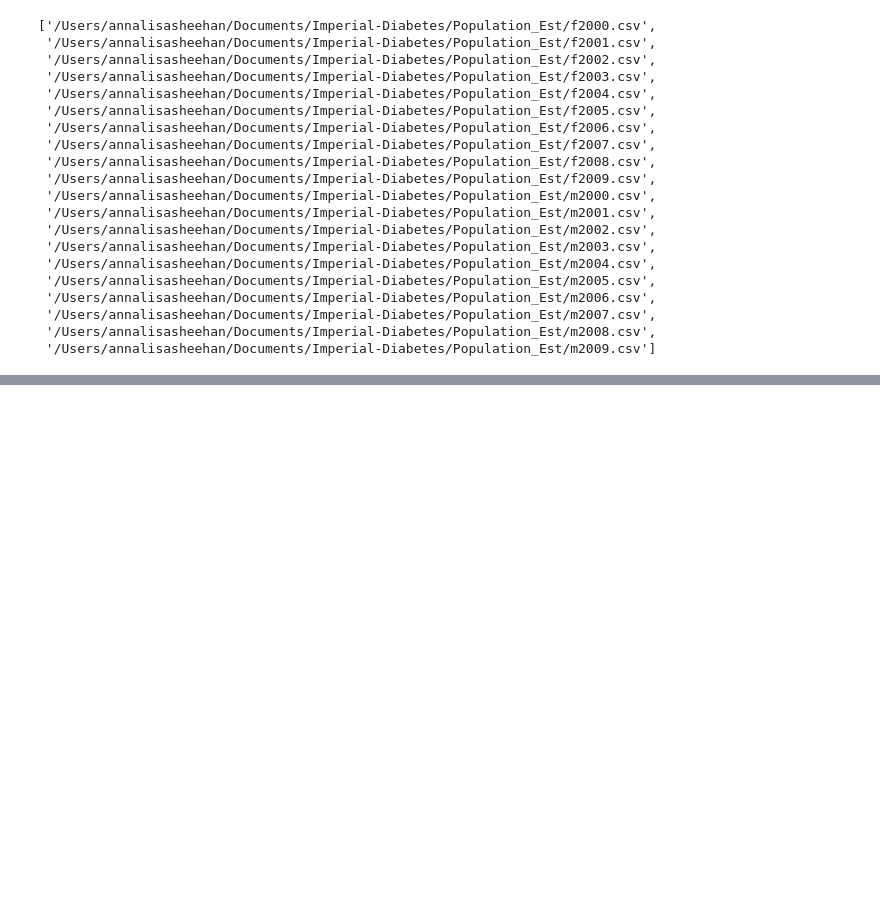
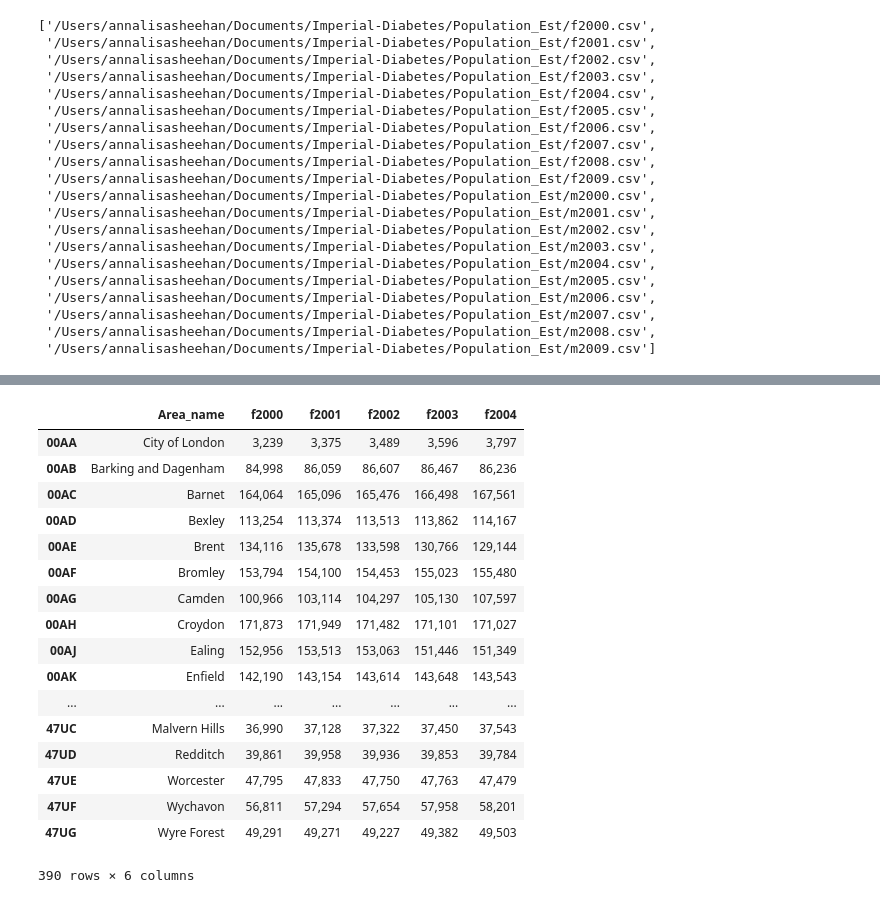
Before and after one commit to annalisasheehan/ICL_Diabetes, a Jupyter notebook: Aggregating_mid_pop_est.ipynb, the cells around one changed output, grey strips where cells are left out. Cells and saved outputs as stored; diff of their text form; code cells hidden in the pictures; blank space fills up the shorter version.

```diff
--- a/Aggregating_mid_pop_est.ipynb
+++ b/Aggregating_mid_pop_est.ipynb
@@ -73 +109,22 @@ Females1 = Females1[['Area_name', 'f2000', 'f2001', 'f2002', 'f2003', 'f2004']]
+# %%
+Females1
+# %% [output]
+|  | Area_name | f2000 | f2001 | f2002 | f2003 | f2004 |
+| 00AA | City of London | 3,239 | 3,375 | 3,489 | 3,596 | 3,797 |
+| 00AB | Barking and Dagenham | 84,998 | 86,059 | 86,607 | 86,467 | 86,236 |
+| 00AC | Barnet | 164,064 | 165,096 | 165,476 | 166,498 | 167,561 |
+| 00AD | Bexley | 113,254 | 113,374 | 113,513 | 113,862 | 114,167 |
+| 00AE | Brent | 134,116 | 135,678 | 133,598 | 130,766 | 129,144 |
+| 00AF | Bromley | 153,794 | 154,100 | 154,453 | 155,023 | 155,480 |
+| 00AG | Camden | 100,966 | 103,114 | 104,297 | 105,130 | 107,597 |
+| 00AH | Croydon | 171,873 | 171,949 | 171,482 | 171,101 | 171,027 |
+| 00AJ | Ealing | 152,956 | 153,513 | 153,063 | 151,446 | 151,349 |
+| 00AK | Enfield | 142,190 | 143,154 | 143,614 | 143,648 | 143,543 |
+| ... | ... | ... | ... | ... | ... | ... |
+| 47UC | Malvern Hills | 36,990 | 37,128 | 37,322 | 37,450 | 37,543 |
+| 47UD | Redditch | 39,861 | 39,958 | 39,936 | 39,853 | 39,784 |
+| 47UE | Worcester | 47,795 | 47,833 | 47,750 | 47,763 | 47,479 |
+| 47UF | Wychavon | 56,811 | 57,294 | 57,654 | 57,958 | 58,201 |
+| 47UG | Wyre Forest | 49,291 | 49,271 | 49,227 | 49,382 | 49,503 |
+390 rows × 6 columns
 # %%
```
Also changed, not shown: parts of 22 cells of this notebook.
